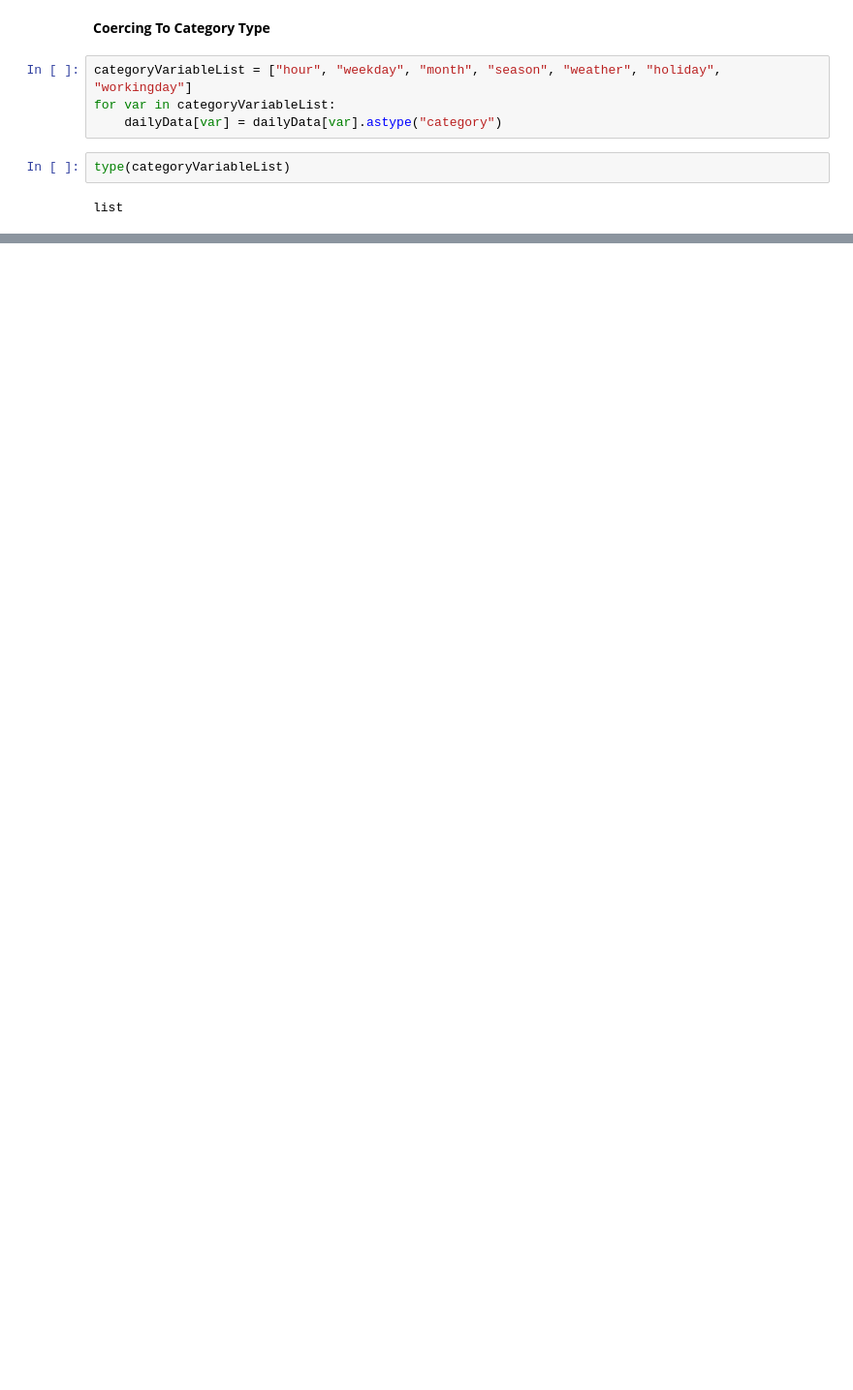
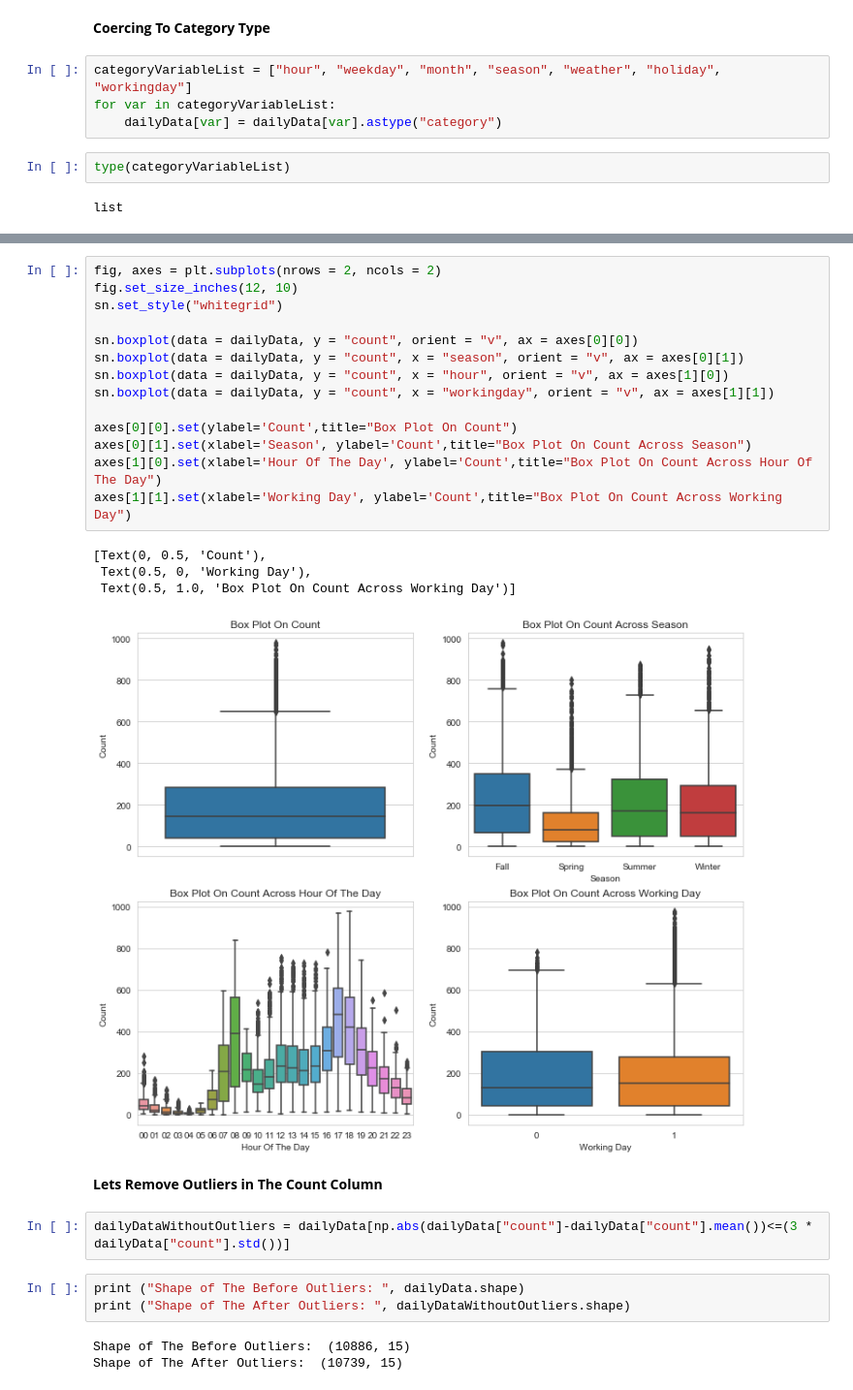
Before and after one commit to hogoood/kagglestruggle, a Jupyter notebook: Bike Sharing Demand (EDA & Ensemble Model).ipynb, the cells around one changed output, grey strips where cells are left out. Shown at 97% size. Cells and saved outputs as stored; diff of their text form; blank space fills up the shorter version.

```diff
--- a/Bike Sharing Demand (EDA & Ensemble Model).ipynb
+++ b/Bike Sharing Demand (EDA & Ensemble Model).ipynb
@@ -133,0 +188,29 @@ list
+# %%
+fig, axes = plt.subplots(nrows = 2, ncols = 2)
+fig.set_size_inches(12, 10)
+sn.set_style("whitegrid")
+
+sn.boxplot(data = dailyData, y = "count", orient = "v", ax = axes[0][0])
+sn.boxplot(data = dailyData, y = "count", x = "season", orient = "v", ax = axes[0][1])
+sn.boxplot(data = dailyData, y = "count", x = "hour", orient = "v", ax = axes[1][0])
+sn.boxplot(data = dailyData, y = "count", x = "workingday", orient = "v", ax = axes[1][1])
+
+axes[0][0].set(ylabel='Count',title="Box Plot On Count")
+axes[0][1].set(xlabel='Season', ylabel='Count',title="Box Plot On Count Across Season")
+axes[1][0].set(xlabel='Hour Of The Day', ylabel='Count',title="Box Plot On Count Across Hour Of The Day")
+axes[1][1].set(xlabel='Working Day', ylabel='Count',title="Box Plot On Count Across Working Day")
+# %% [output]
+[Text(0, 0.5, 'Count'),
+ Text(0.5, 0, 'Working Day'),
+ Text(0.5, 1.0, 'Box Plot On Count Across Working Day')]
+[figure, added]
+# %% [markdown]
+**Lets Remove Outliers in The Count Column**
+# %%
+dailyDataWithoutOutliers = dailyData[np.abs(dailyData["count"]-dailyData["count"].mean())<=(3 * dailyData["count"].std())]
+# %%
+print ("Shape of The Before Outliers: ", dailyData.shape)
+print ("Shape of The After Outliers: ", dailyDataWithoutOutliers.shape)
+# %% [output]
+Shape of The Before Outliers:  (10886, 15)
+Shape of The After Outliers:  (10739, 15)
```
Also changed, not shown: parts of 17 cells of this notebook.
